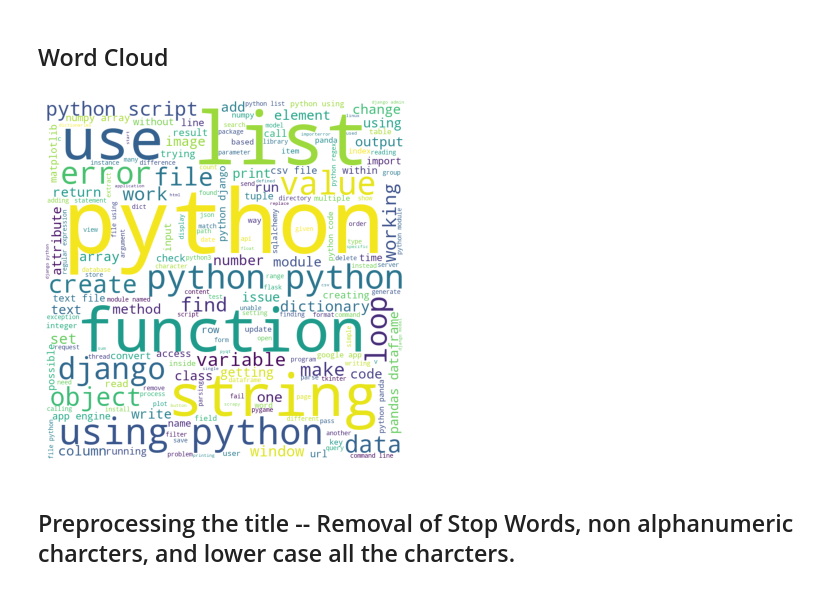
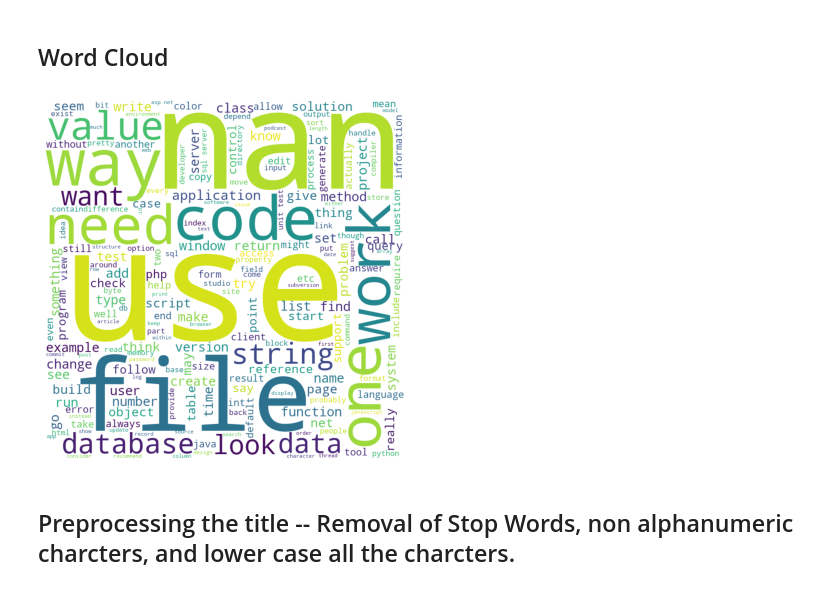
Before and after one commit to fedecabre/P5_StackOverflow, a Jupyter notebook: P5_3_notebook_models.ipynb, the cells around one changed output. Drawn from its saved outputs; the diff is of its cells as text; code cells hidden in the pictures.

```diff
--- a/P5_3_notebook_models.ipynb
+++ b/P5_3_notebook_models.ipynb
@@ -107,10 +158,10 @@ def getWordCloud(df,col):
     plt.tight_layout(pad = 0)
 
     plt.show()
-# %%
-getWordCloud(questions,'Title')
-# %% [output]
-[figure, removed]
+# %%
+getWordCloud(df_questions,'Text')
+# %% [output]
+[figure, added]
 # %% [markdown]
 ## Preprocessing the title -- Removal of Stop Words, non alphanumeric charcters, and lower case all the charcters.
 # %%
```
Also changed, not shown: parts of 23 cells of this notebook, 1 other file.
